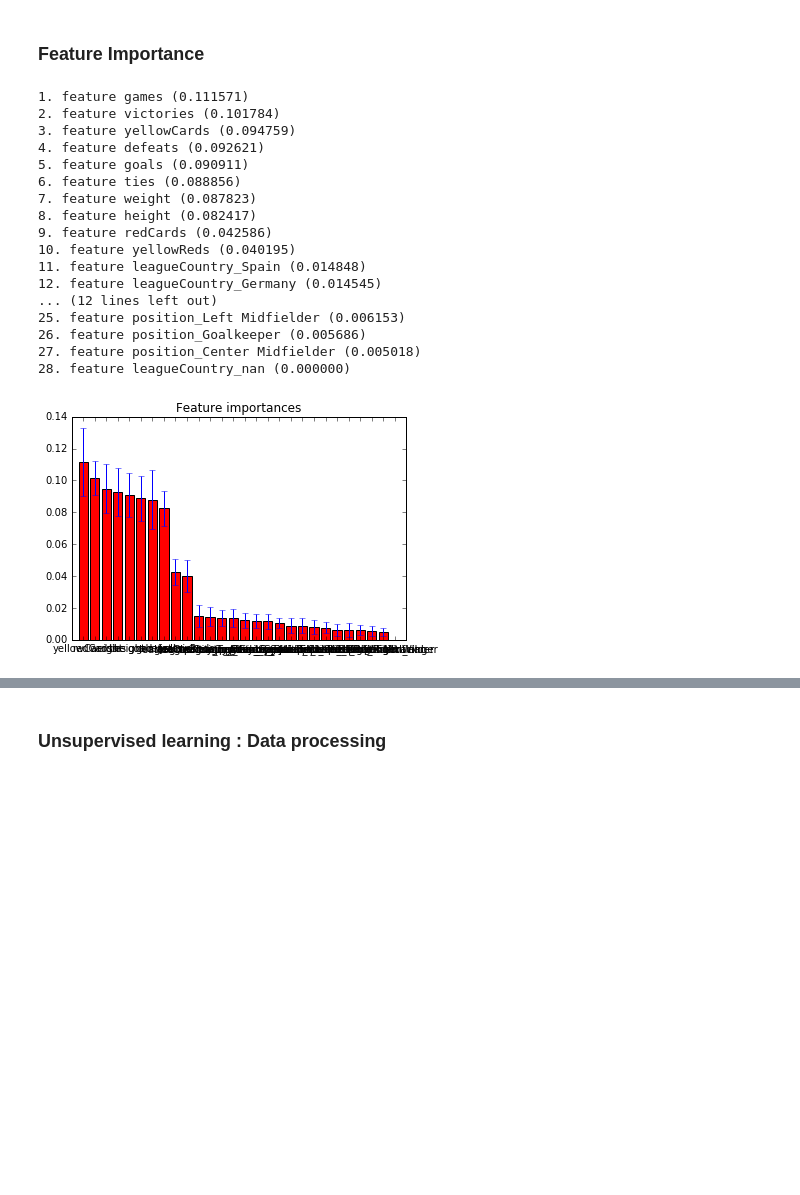
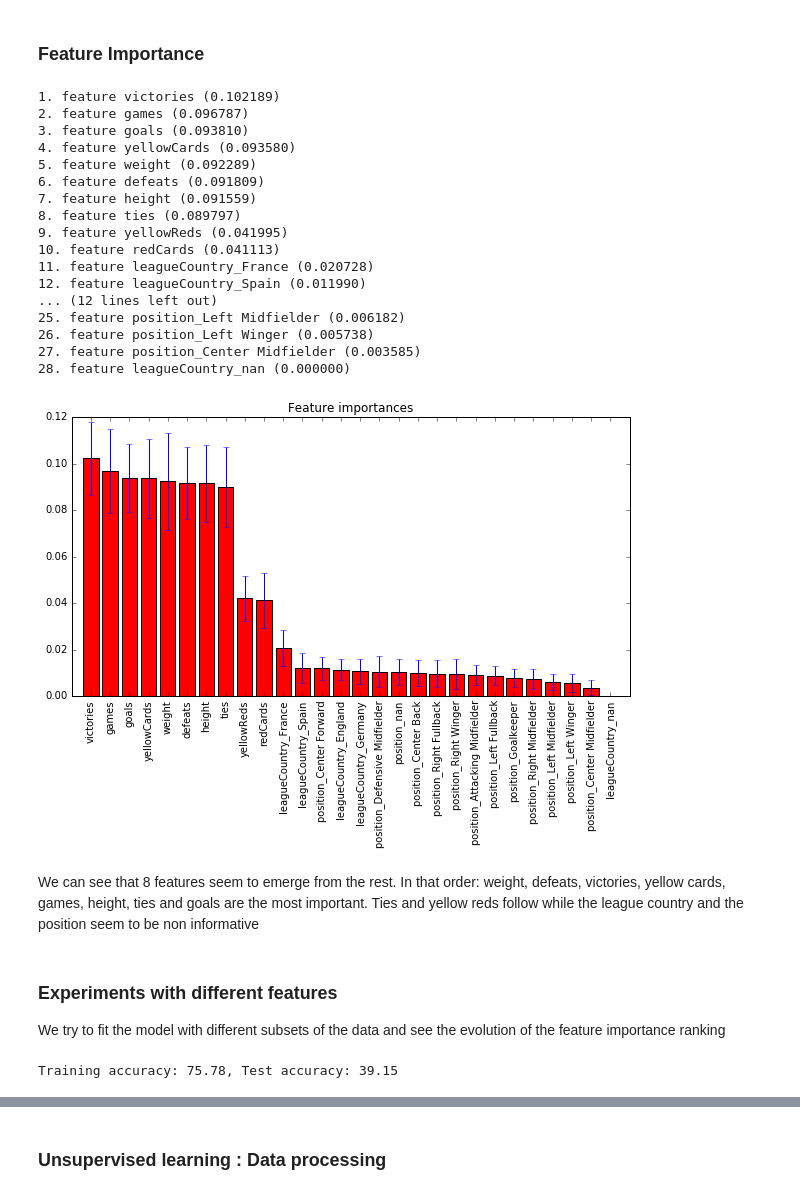
Before and after one commit to Gronlaen/data-analytics-homeworks, a Jupyter notebook: 04 - Applied ML/HW4.ipynb, the cells around one changed output, grey strips where cells are left out. Cells and saved outputs as stored; diff of their text form; code cells hidden in the pictures; blank space fills up the shorter version.

```diff
--- a/04 - Applied ML/HW4.ipynb
+++ b/04 - Applied ML/HW4.ipynb
@@ -115,31 +155,59 @@ col = player_description.columns
 
 for f in range(X.shape[1]):
     print("%d. feature %s (%f)" % (f + 1, col[indices[f]], importances[indices[f]]))
-
-# Plot the feature importances of the forest
-plt.figure()
-plt.title("Feature importances")
-plt.bar(range(X.shape[1]), importances[indices],
-       color="r", yerr=std[indices], align="center")
-plt.xticks(range(X.shape[1]), col)
-plt.xlim([-1, X.shape[1]])
-plt.show()
 # %% [output]
-1. feature games (0.111571)
-2. feature victories (0.101784)
-3. feature yellowCards (0.094759)
-4. feature defeats (0.092621)
-5. feature goals (0.090911)
-6. feature ties (0.088856)
-7. feature weight (0.087823)
-8. feature height (0.082417)
-9. feature redCards (0.042586)
-10. feature yellowReds (0.040195)
-11. feature leagueCountry_Spain (0.014848)
-12. feature leagueCountry_Germany (0.014545)
+1. feature victories (0.102189)
+2. feature games (0.096787)
+3. feature goals (0.093810)
+4. feature yellowCards (0.093580)
+5. feature weight (0.092289)
+6. feature defeats (0.091809)
+7. feature height (0.091559)
+8. feature ties (0.089797)
+9. feature yellowReds (0.041995)
+10. feature redCards (0.041113)
+11. feature leagueCountry_France (0.020728)
+12. feature leagueCountry_Spain (0.011990)
 ... (12 lines left out)
-25. feature position_Left Midfielder (0.006153)
-26. feature position_Goalkeeper (0.005686)
-27. feature position_Center Midfielder (0.005018)
+25. feature position_Left Midfielder (0.006182)
+26. feature position_Left Winger (0.005738)
+27. feature position_Center Midfielder (0.003585)
 28. feature leagueCountry_nan (0.000000)
-[figure, removed]
+# %%
+# Plot the feature importances of the forest
+plt.figure(figsize=(10,5))
+plt.title("Feature importances")
+plt.bar(range(X.shape[1]), importances[indices],
+       color="r", yerr=std[indices],  align='center')
+plt.xticks(range(X.shape[1]), col[indices], rotation=90)
+plt.xlim([-1, X.shape[1]])
+plt.show()
+# %% [output]
+[figure, added]
+# %% [markdown]
+We can see that 8 features seem to emerge from the rest. In that order: weight, defeats, victories, yellow cards, games, height, ties and goals are the most important. Ties and yellow reds follow while the league country and the position seem to be non informative
+# %% [markdown]
+### Experiments with different features
+We try to fit the model with different subsets of the data and see the evolution of the feature importance ranking
+# %%
+subset_cols = col[indices[0:8]]
+player_description_subset = player_description[list(subset_cols)]
+
+X_subset = player_description_subset.as_matrix()
+X_train, X_test, y_train, y_test = train_test_split(X_subset, y, test_size=0.3)
+
+
+model2 = RandomForestClassifier(n_estimators=20, max_depth=10)
+model2.fit(X_train, y_train)
+
+te_pred = model2.predict(X_test)
+tr_pred = model2.predict(X_train)
+
+tr_acc = tr_pred == y_train
+tr_acc = np.sum(tr_acc)/len(tr_acc) * 100
+
+te_acc = te_pred == y_test
+te_acc = np.sum(te_acc)/len(te_acc) * 100
+print('Training accuracy: %.2f, Test accuracy: %.2f' % (tr_acc, te_acc))
+# %% [output]
+Training accuracy: 75.78, Test accuracy: 39.15
```
Also changed, not shown: parts of 20 cells of this notebook.
